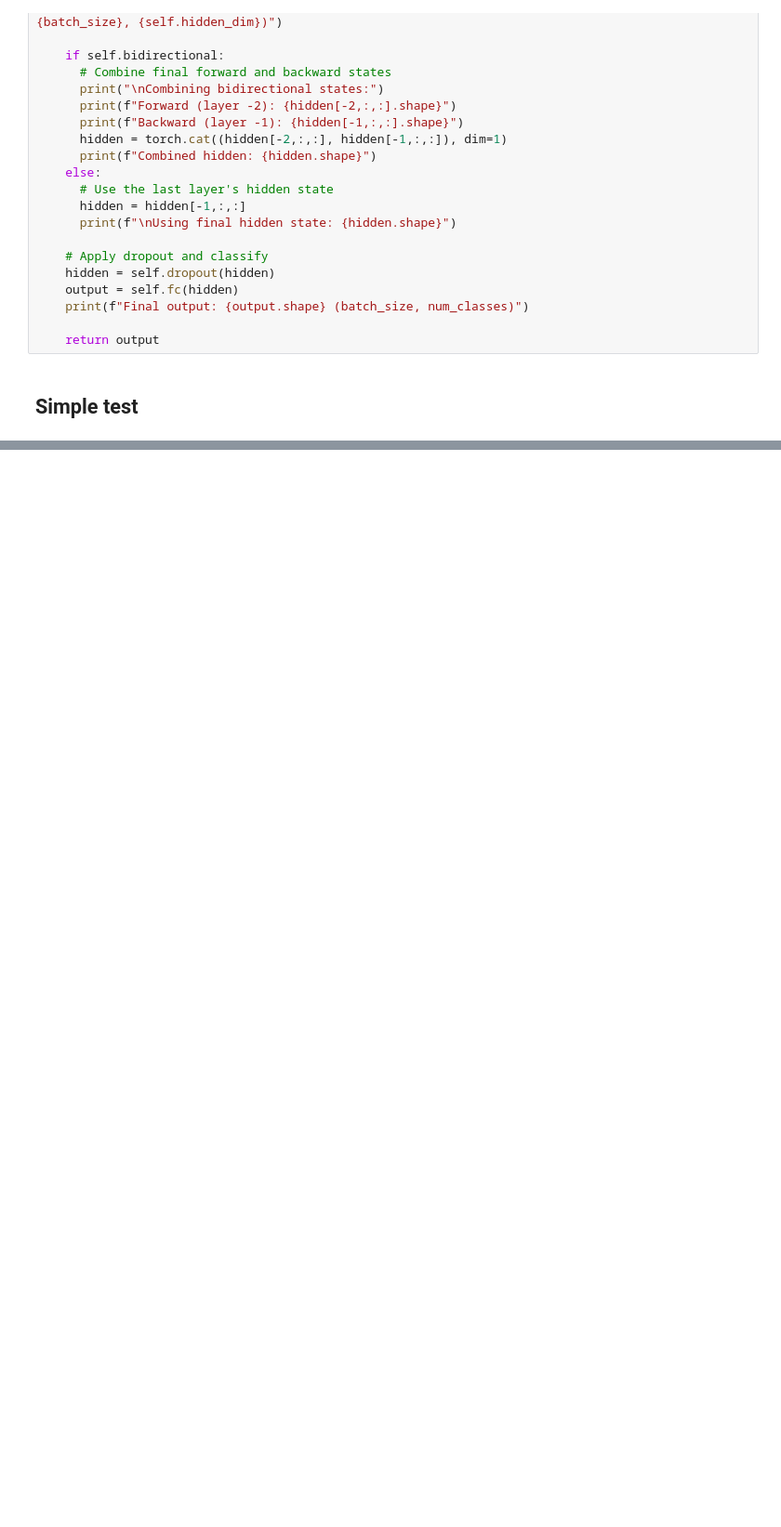
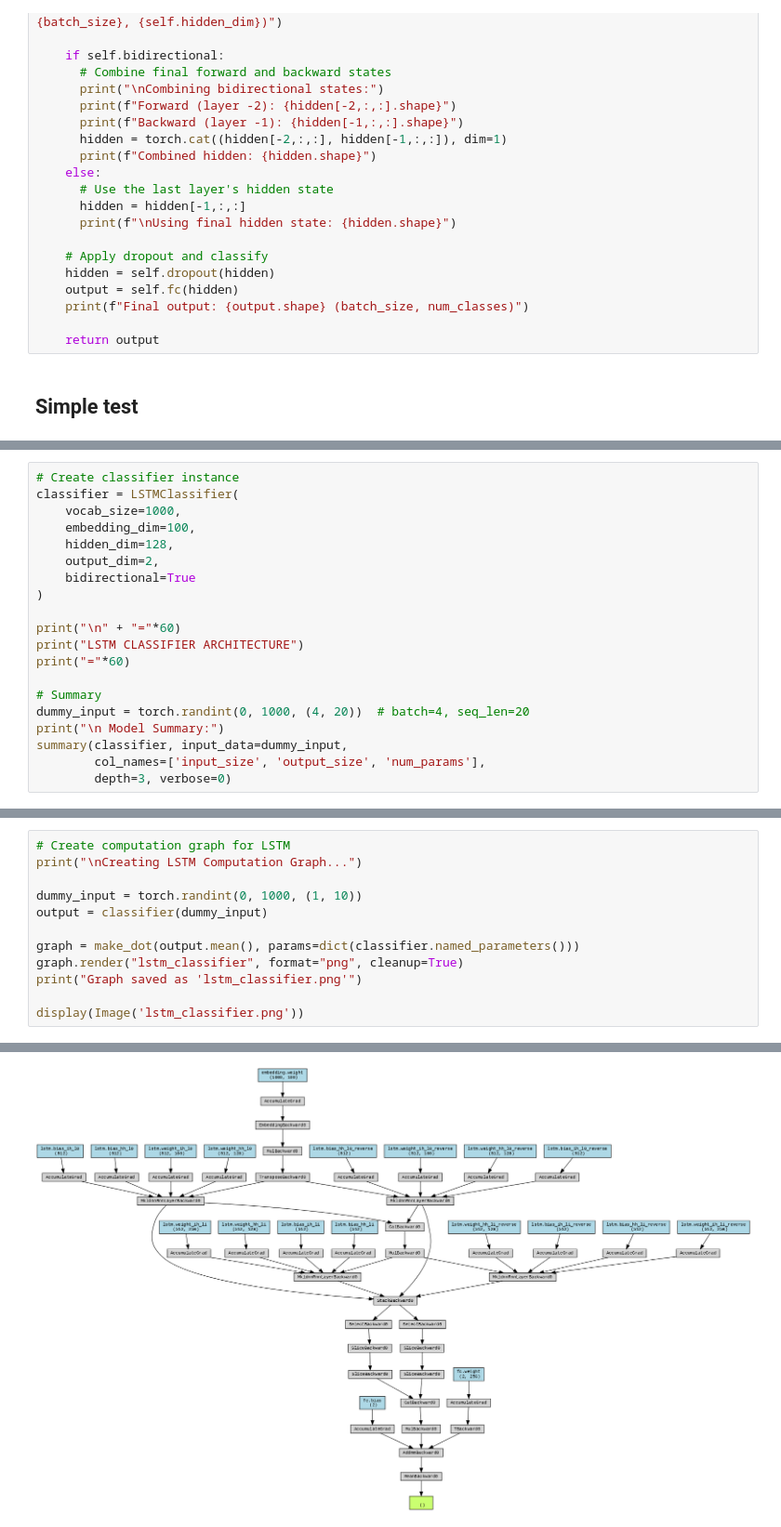
Before and after one commit to bltzr75/Practices_with_Speech_and_Language_Processing_Jurafsky_and_Martin, a Jupyter notebook: 8/Chapter_8.ipynb, the cells around one changed output, grey strips where cells are left out. Shown at 93% size. Cells and saved outputs as stored; diff of their text form; blank space fills up the shorter version.

```diff
--- a/8/Chapter_8.ipynb
+++ b/8/Chapter_8.ipynb
@@ -674,0 +764,20 @@ LSTM output hidden shape: torch.Size([4, 4, 128])
+# %%
+# Create classifier instance
+classifier = LSTMClassifier(
+    vocab_size=1000,
+    embedding_dim=100,
+    hidden_dim=128,
+    output_dim=2,
+    bidirectional=True
+)
+
+print("\n" + "="*60)
+print("LSTM CLASSIFIER ARCHITECTURE")
+print("="*60)
+
+# Summary
+dummy_input = torch.randint(0, 1000, (4, 20))  # batch=4, seq_len=20
+print("\n Model Summary:")
+summary(classifier, input_data=dummy_input,
+        col_names=['input_size', 'output_size', 'num_params'],
+        depth=3, verbose=0)
@@ -674,0 +822,13 @@ LSTM output hidden shape: torch.Size([4, 4, 128])
+# %%
+# Create computation graph for LSTM
+print("\nCreating LSTM Computation Graph...")
+
+dummy_input = torch.randint(0, 1000, (1, 10))
+output = classifier(dummy_input)
+
+graph = make_dot(output.mean(), params=dict(classifier.named_parameters()))
+graph.render("lstm_classifier", format="png", cleanup=True)
+print("Graph saved as 'lstm_classifier.png'")
+
+display(Image('lstm_classifier.png'))
+# %% [output]
@@ -674,0 +849 @@ LSTM output hidden shape: torch.Size([4, 4, 128])
+[figure, added]
```
Also changed, not shown: parts of 10 cells of this notebook, 3 other files.
